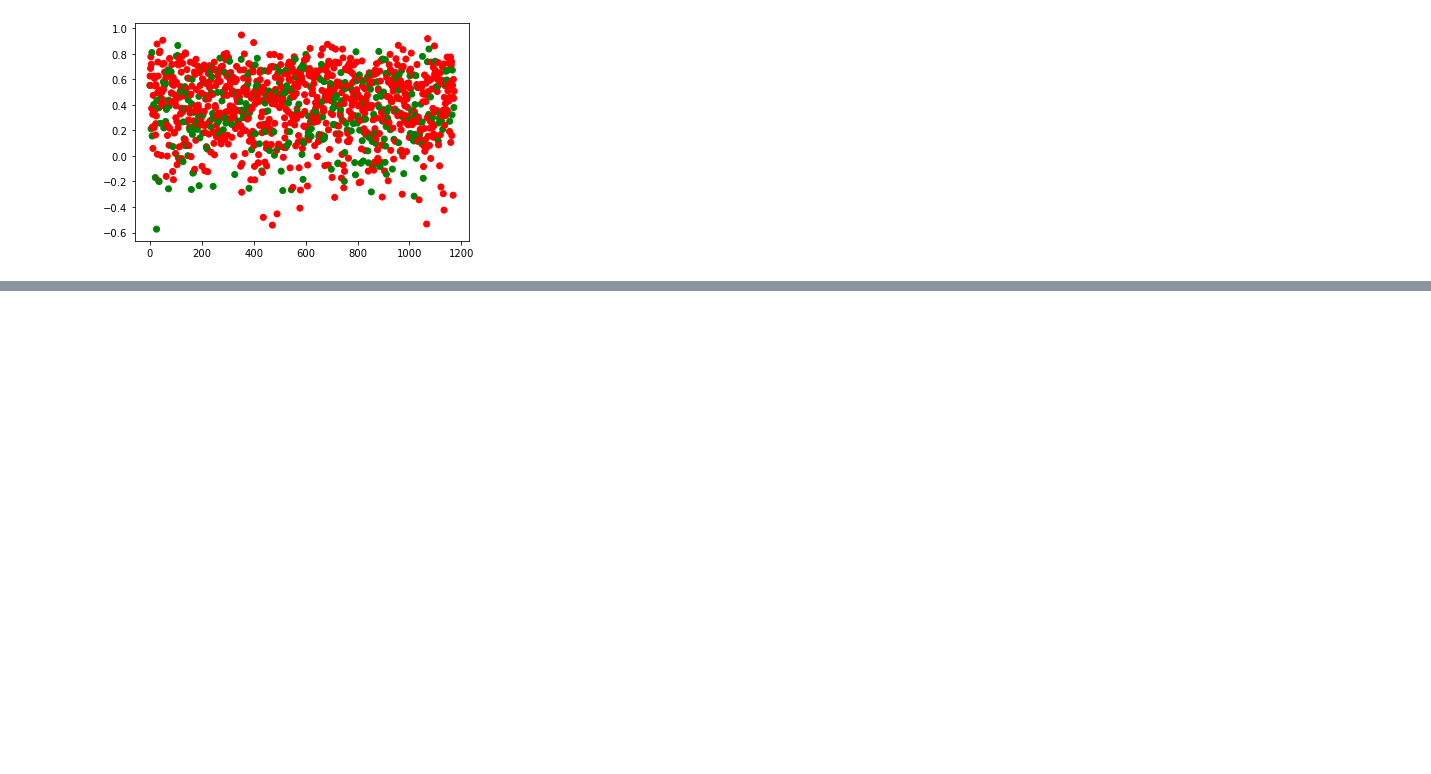
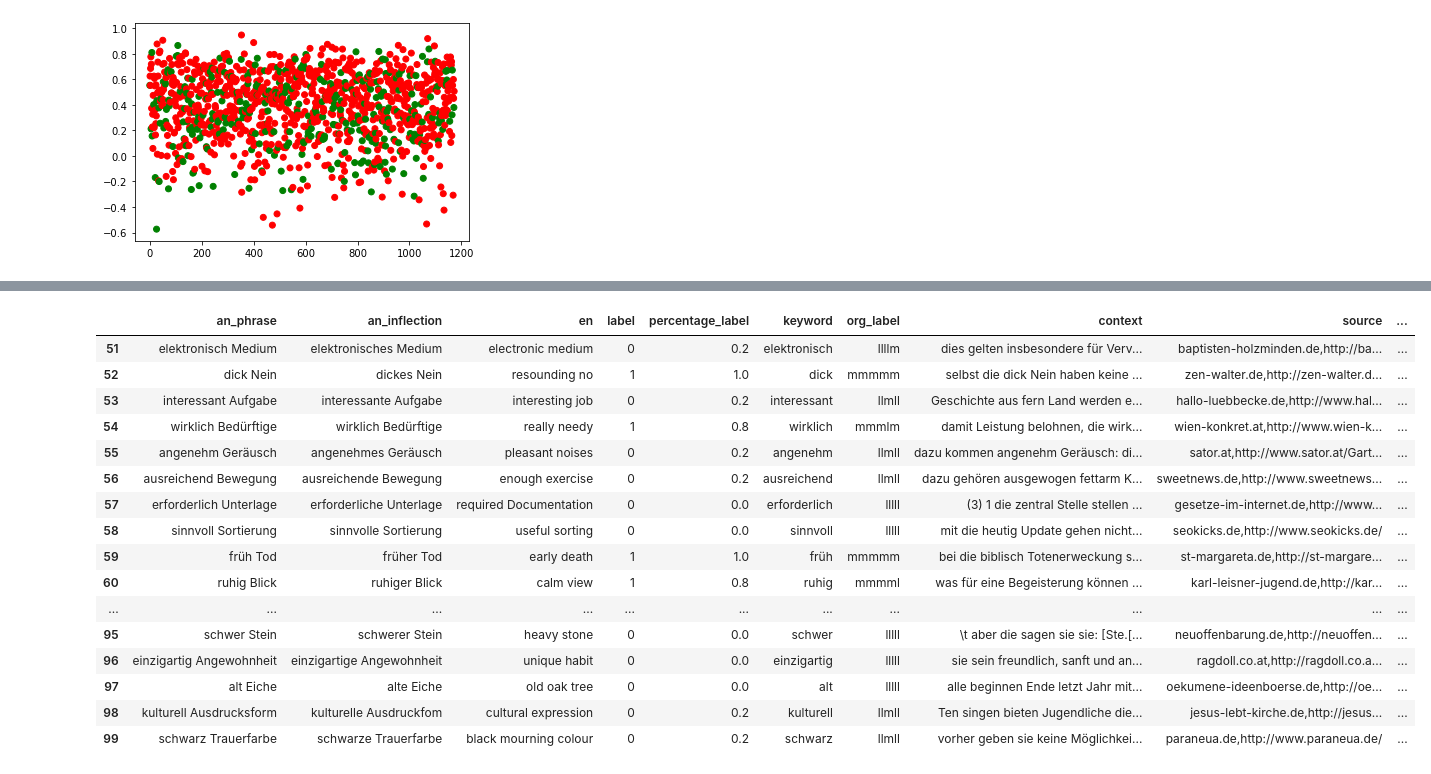
Before and after one commit to Shivalid/Figurative-Language-Resolution, a Jupyter notebook: Figurative Language Resolution.ipynb, the cells around one changed output, grey strips where cells are left out. Drawn from its saved outputs; the diff is of its cells as text; code cells hidden in the pictures; blank space fills up the shorter version.

```diff
--- a/Figurative Language Resolution.ipynb
+++ b/Figurative Language Resolution.ipynb
@@ -227,0 +238,2 @@ plt.scatter(range(len(cosine_similarities)), cosine_similarities, color=color)
+# %%
+train_data.insert(12, "cosine similarity", cosine_similarities[])
@@ -227,0 +253,20 @@ plt.scatter(range(len(cosine_similarities)), cosine_similarities, color=color)
+# %%
+train_data.iloc[51:100]
+# %% [output]
+|  | an_phrase | an_inflection | en | label | percentage_label | keyword | org_label | context | source | ... |
+| 51 | elektronisch Medium | elektronisches Medium | electronic medium | 0 | 0.2 | elektronisch | llllm | dies gelten insbesondere für Verv... | baptisten-holzminden.de,http://ba... | ... |
+| 52 | dick Nein | dickes Nein | resounding no | 1 | 1.0 | dick | mmmmm | selbst die dick Nein haben keine ... | zen-walter.de,http://zen-walter.d... | ... |
+| 53 | interessant Aufgabe | interessante Aufgabe | interesting job | 0 | 0.2 | interessant | llmll | Geschichte aus fern Land werden e... | hallo-luebbecke.de,http://www.hal... | ... |
+| 54 | wirklich Bedürftige | wirklich Bedürftige | really needy | 1 | 0.8 | wirklich | mmmlm | damit Leistung belohnen, die wirk... | wien-konkret.at,http://www.wien-k... | ... |
+| 55 | angenehm Geräusch | angenehmes Geräusch | pleasant noises | 0 | 0.2 | angenehm | llmll | dazu kommen angenehm Geräusch: di... | sator.at,http://www.sator.at/Gart... | ... |
+| 56 | ausreichend Bewegung | ausreichende Bewegung | enough exercise | 0 | 0.2 | ausreichend | llmll | dazu gehören ausgewogen fettarm K... | sweetnews.de,http://www.sweetnews... | ... |
+| 57 | erforderlich Unterlage | erforderliche Unterlage | required Documentation | 0 | 0.0 | erforderlich | lllll | (3) 1 die zentral Stelle stellen ... | gesetze-im-internet.de,http://www... | ... |
+| 58 | sinnvoll Sortierung | sinnvolle Sortierung | useful sorting | 0 | 0.0 | sinnvoll | lllll | mit die heutig Update gehen nicht... | seokicks.de,http://www.seokicks.de/ | ... |
+| 59 | früh Tod | früher Tod | early death | 1 | 1.0 | früh | mmmmm | bei die biblisch Totenerweckung s... | st-margareta.de,http://st-margare... | ... |
+| 60 | ruhig Blick | ruhiger Blick | calm view | 1 | 0.8 | ruhig | mmmml | was für eine Begeisterung können ... | karl-leisner-jugend.de,http://kar... | ... |
+| ... | ... | ... | ... | ... | ... | ... | ... | ... | ... | ... |
+| 95 | schwer Stein | schwerer Stein | heavy stone | 0 | 0.0 | schwer | lllll | \t aber die sagen sie sie: [Ste.[... | neuoffenbarung.de,http://neuoffen... | ... |
+| 96 | einzigartig Angewohnheit | einzigartige Angewohnheit | unique habit | 0 | 0.0 | einzigartig | lllll | sie sein freundlich, sanft und an... | ragdoll.co.at,http://ragdoll.co.a... | ... |
+| 97 | alt Eiche | alte Eiche | old oak tree | 0 | 0.0 | alt | lllll | alle beginnen Ende letzt Jahr mit... | oekumene-ideenboerse.de,http://oe... | ... |
+| 98 | kulturell Ausdrucksform | kulturelle Ausdruckfom | cultural expression | 0 | 0.2 | kulturell | llmll | Ten singen bieten Jugendliche die... | jesus-lebt-kirche.de,http://jesus... | ... |
+| 99 | schwarz Trauerfarbe | schwarze Trauerfarbe | black mourning colour | 0 | 0.2 | schwarz | llmll | vorher geben sie keine Möglichkei... | paraneua.de,http://www.paraneua.de/ | ... |
```
Also changed, not shown: parts of 19 cells of this notebook.
